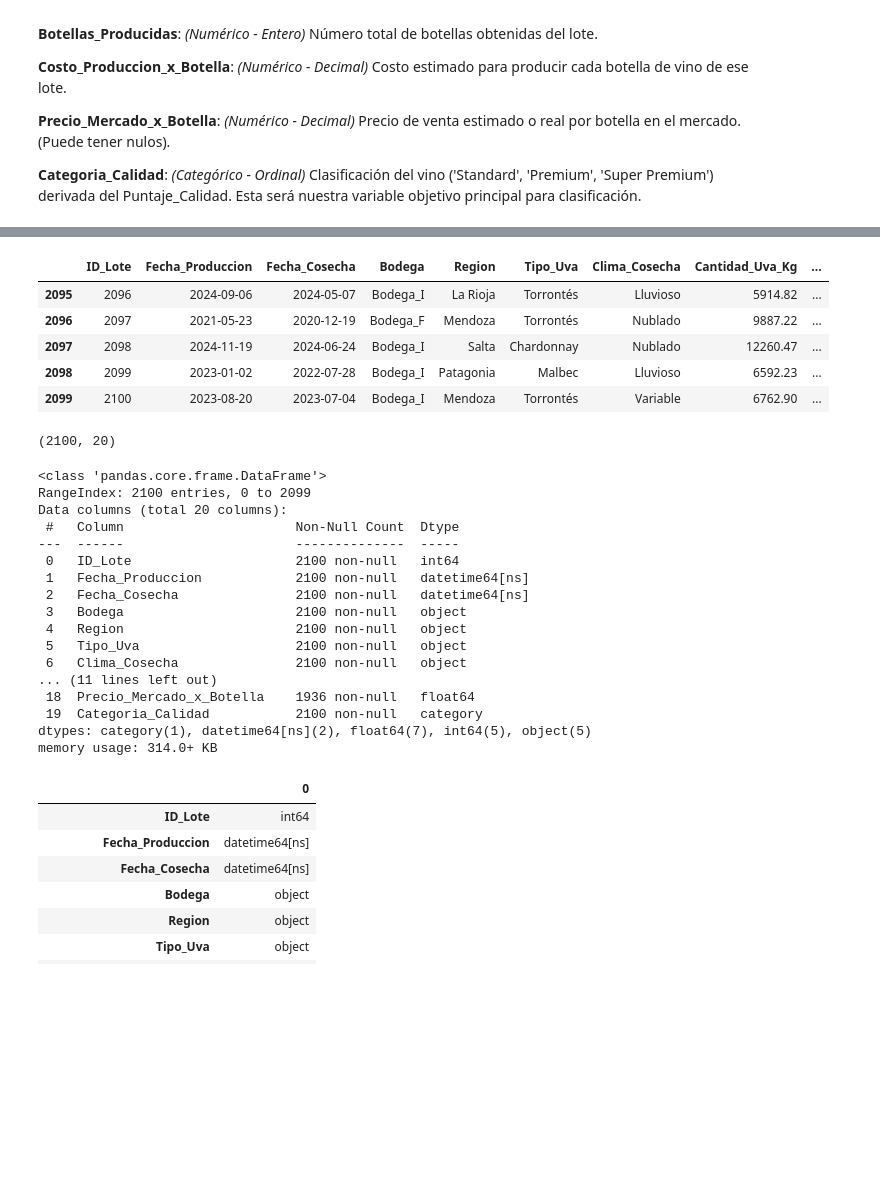
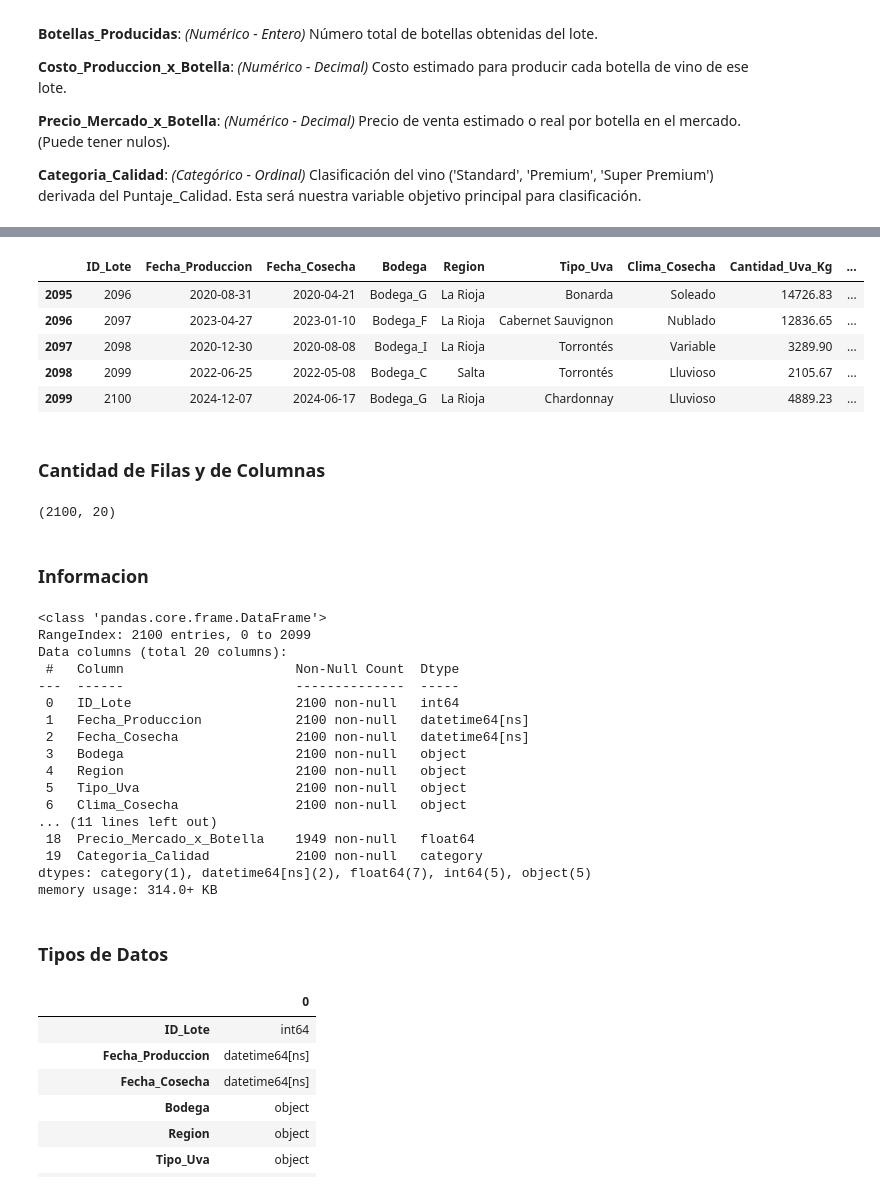
Before and after one commit to juancruzalbornoz/ProyectoDS, a Jupyter notebook: ProyectoDSParteIAlbornozJuanCruz.ipynb, the cells around one changed output, grey strips where cells are left out. Saved outputs shown, nothing was run; the diff lists cells and outputs as text; code cells hidden in the pictures; blank space fills up the shorter version.

```diff
--- a/ProyectoDSParteIAlbornozJuanCruz.ipynb
+++ b/ProyectoDSParteIAlbornozJuanCruz.ipynb
@@ -213,10 +211,12 @@ df_1.head()
 # %%
-df_1.tail()
+df.tail()
 # %% [output]
 |  | ID_Lote | Fecha_Produccion | Fecha_Cosecha | Bodega | Region | Tipo_Uva | Clima_Cosecha | Cantidad_Uva_Kg | ... |
-| 2095 | 2096 | 2024-09-06 | 2024-05-07 | Bodega_I | La Rioja | Torrontés | Lluvioso | 5914.82 | ... |
-| 2096 | 2097 | 2021-05-23 | 2020-12-19 | Bodega_F | Mendoza | Torrontés | Nublado | 9887.22 | ... |
-| 2097 | 2098 | 2024-11-19 | 2024-06-24 | Bodega_I | Salta | Chardonnay | Nublado | 12260.47 | ... |
-| 2098 | 2099 | 2023-01-02 | 2022-07-28 | Bodega_I | Patagonia | Malbec | Lluvioso | 6592.23 | ... |
-| 2099 | 2100 | 2023-08-20 | 2023-07-04 | Bodega_I | Mendoza | Torrontés | Variable | 6762.90 | ... |
+| 2095 | 2096 | 2020-08-31 | 2020-04-21 | Bodega_G | La Rioja | Bonarda | Soleado | 14726.83 | ... |
+| 2096 | 2097 | 2023-04-27 | 2023-01-10 | Bodega_F | La Rioja | Cabernet Sauvignon | Nublado | 12836.65 | ... |
+| 2097 | 2098 | 2020-12-30 | 2020-08-08 | Bodega_I | La Rioja | Torrontés | Variable | 3289.90 | ... |
+| 2098 | 2099 | 2022-06-25 | 2022-05-08 | Bodega_C | Salta | Torrontés | Lluvioso | 2105.67 | ... |
+| 2099 | 2100 | 2024-12-07 | 2024-06-17 | Bodega_G | La Rioja | Chardonnay | Lluvioso | 4889.23 | ... |
+# %% [markdown]
+### Cantidad de Filas y de Columnas
 # %%
@@ -224,7 +224,9 @@ df_1.shape
 # %% [output]
 (2100, 20)
+# %% [markdown]
+### Informacion
 # %%
-df_1.info()
+df.info()
 # %% [output]
 <class 'pandas.core.frame.DataFrame'>
 RangeIndex: 2100 entries, 0 to 2099
@@ -239,10 +241,12 @@ Data columns (total 20 columns):
  5   Tipo_Uva                    2100 non-null   object
  6   Clima_Cosecha               2100 non-null   object
 ... (11 lines left out)
- 18  Precio_Mercado_x_Botella    1936 non-null   float64
+ 18  Precio_Mercado_x_Botella    1949 non-null   float64
  19  Categoria_Calidad           2100 non-null   category
 dtypes: category(1), datetime64[ns](2), float64(7), int64(5), object(5)
 memory usage: 314.0+ KB
+# %% [markdown]
+### Tipos de Datos
 # %%
 df.dtypes
 # %% [output]
```
Also changed, not shown: parts of 51 cells of this notebook.
